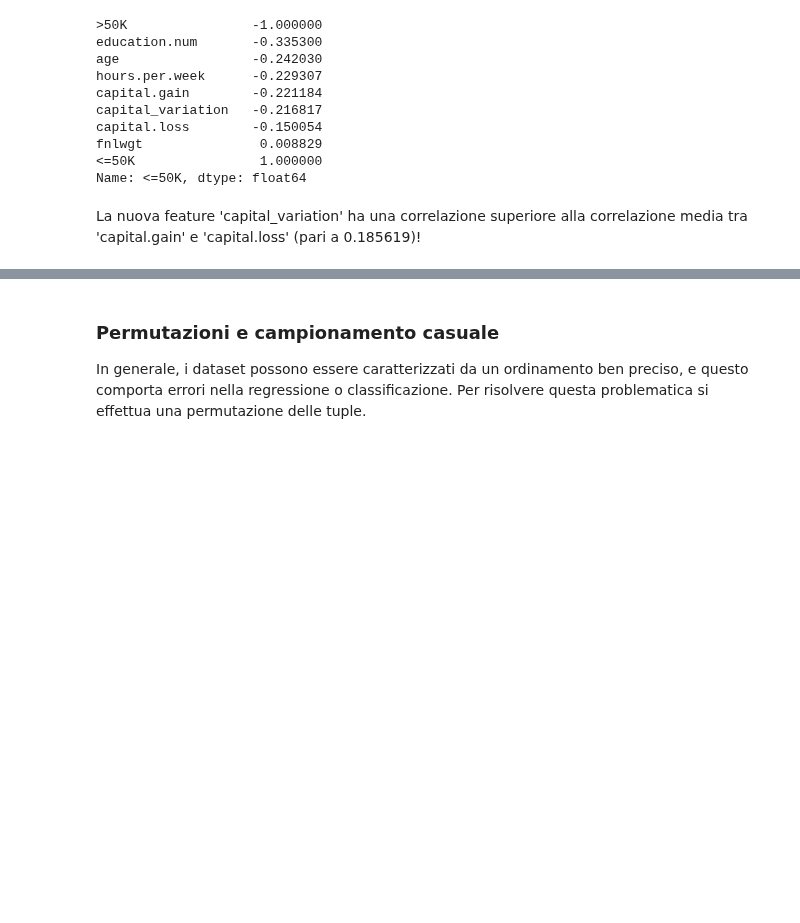
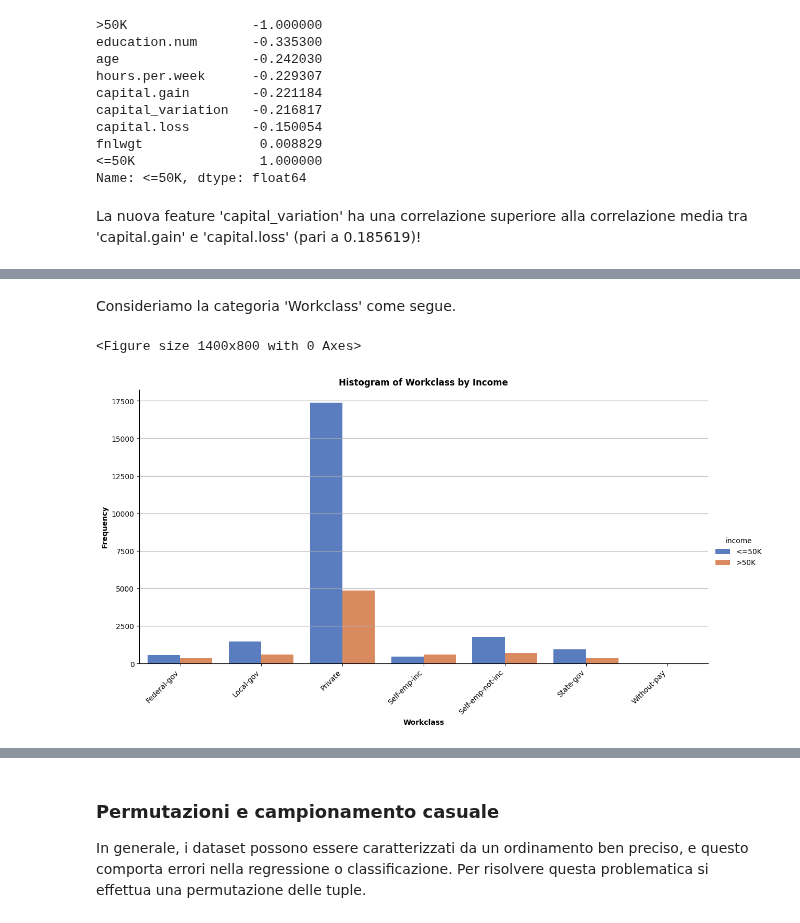
Before and after one commit to ale29ruf/Progetto_Data_Mining, a Jupyter notebook: ProgettoACI.ipynb, the cells around one changed output, grey strips where cells are left out. Cells and saved outputs as stored; diff of their text form; code cells hidden in the pictures; blank space fills up the shorter version.

```diff
--- a/ProgettoACI.ipynb
+++ b/ProgettoACI.ipynb
@@ -457,3 +457,21 @@ new_data.head()
 | 4 | 41 | Private | 264663 | 10 | Separated | Prof-specialty | Own-child | White | ... |
 | 5 | 34 | Private | 216864 | 9 | Divorced | Other-service | Unmarried | White | ... |
 | 6 | 38 | Private | 150601 | 6 | Separated | Adm-clerical | Unmarried | White | ... |
+# %% [markdown]
+Consideriamo la categoria 'Workclass' come segue.
+# %%
+workclass_counts = new_data.groupby(['workclass', 'income']).size().reset_index(name='count')
+
+plt.figure(figsize=(14, 8))
+sns.catplot(data=workclass_counts, x='workclass', y='count', hue='income', kind='bar', height=6, aspect=2, palette='muted')
+
+plt.xticks(rotation=45, ha='right')
+plt.xlabel('Workclass', fontweight='bold')
+plt.ylabel('Frequency', fontweight='bold')
+plt.title('Histogram of Workclass by Income', fontweight='bold')
+plt.grid(axis='y')
+
+plt.show()
+# %% [output]
+<Figure size 1400x800 with 0 Axes>
+[figure, added]
```
Also changed, not shown: parts of 7 cells of this notebook.
